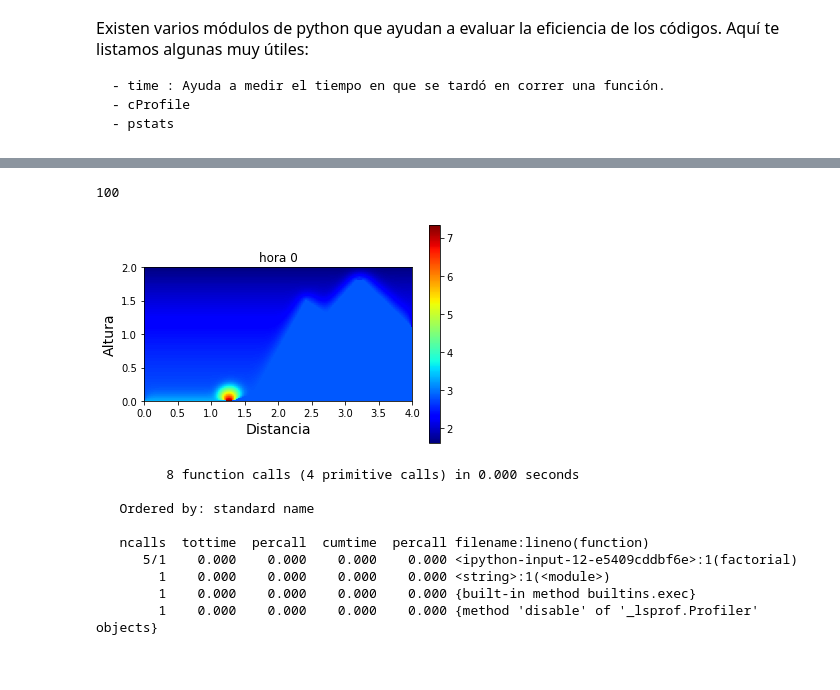
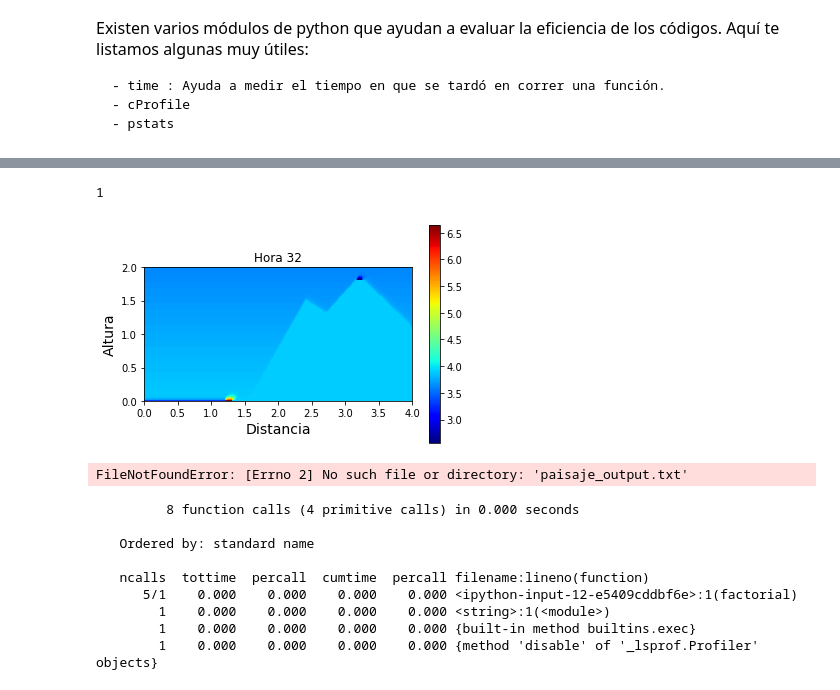
Before and after one commit to Science-and-Commit/Workshop_2022, a Jupyter notebook: 4_code_profilling_and_releasing/code_profiling.ipynb, the cells around one changed output, grey strips where cells are left out. Drawn from its saved outputs; the diff is of its cells as text; code cells hidden in the pictures.

```diff
--- a/4_code_profilling_and_releasing/code_profiling.ipynb
+++ b/4_code_profilling_and_releasing/code_profiling.ipynb
@@ -27,5 +90,0 @@ pp.plot_paisaje(Temp, BordesFijos, 0, 1.5, "hora 0")
-# %%
-pp.plot_paisaje(Temp, BordesFijos, 0, 1.5, "hora 0")
-# %% [output]
-100
-[figure, removed]
@@ -32,3 +93,12 @@ pp.plot_paisaje(Temp, BordesFijos, 0, 1.5, "hora 0")
+# %%
+pp.plot_paisaje(Temp, BordesFijos, 32, 1.5)
+# %% [output]
+1
+[figure, added]
+# %%
+mistats = pstats.Stats("paisaje_output.txt")
+# %% [output]
+FileNotFoundError: [Errno 2] No such file or directory: 'paisaje_output.txt'
 # %%
 import time
 
```
Also changed, not shown: parts of 8 cells of this notebook.
